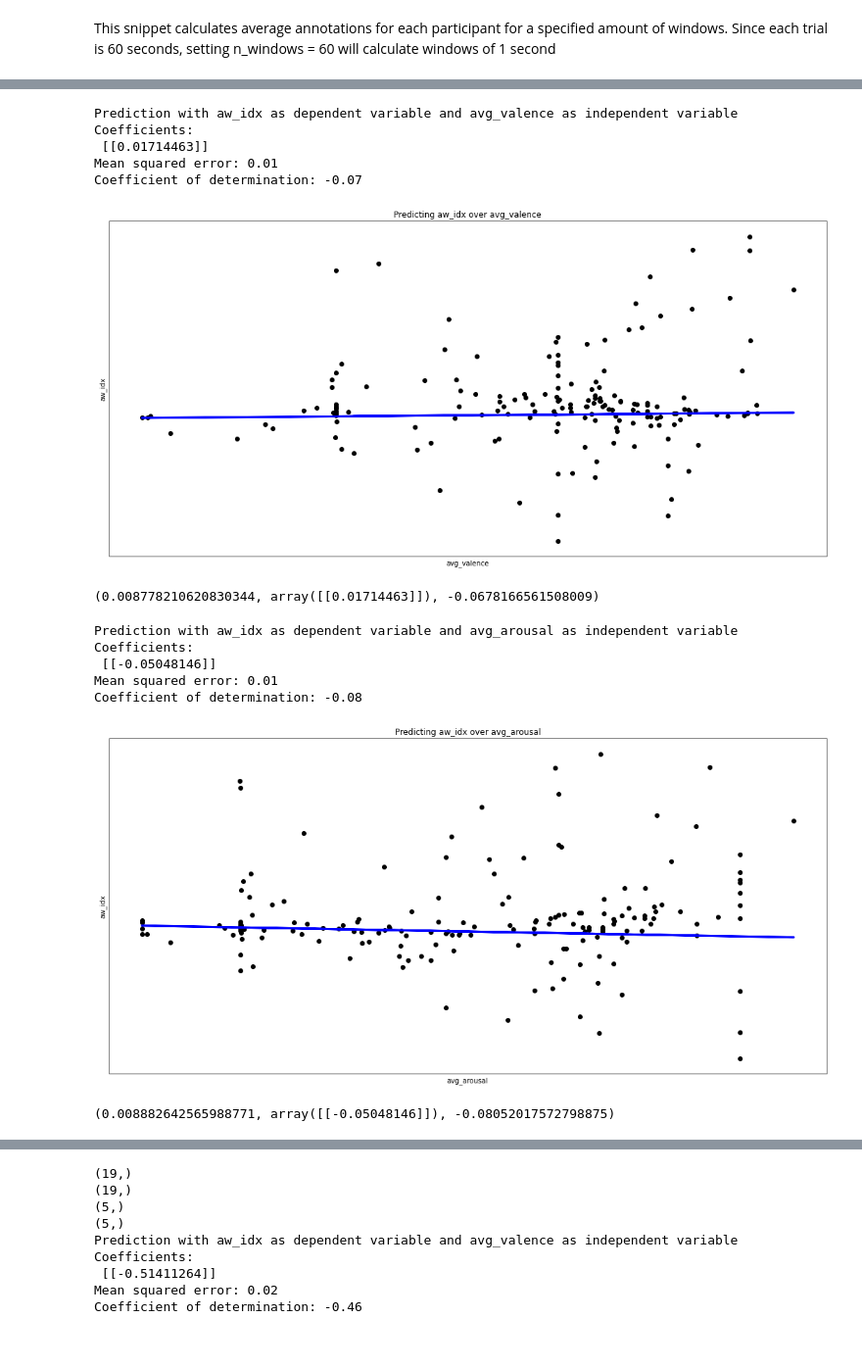
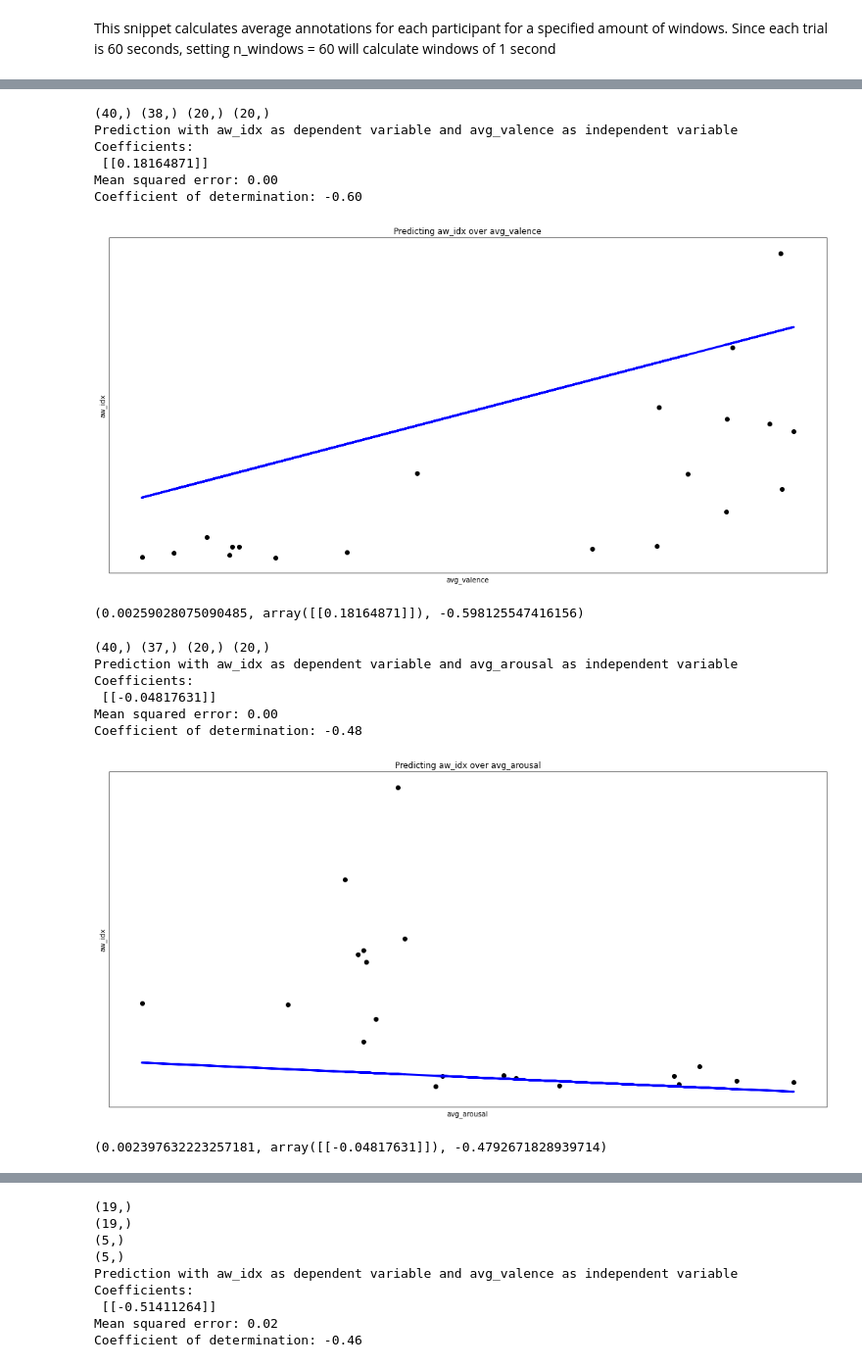
Before and after one commit to BRomans/EmotionMusic-Classification, a Jupyter notebook: notebooks/EM-DataExploration.ipynb, the cells around one changed output, grey strips where cells are left out. Shown at 98% size. Drawn from its saved outputs; the diff is of its cells as text; code cells hidden in the pictures.

Commit message:
:sparkles: updated examples and moved annotation plotting to another notebook.

```diff
--- a/notebooks/EM-DataExploration.ipynb
+++ b/notebooks/EM-DataExploration.ipynb
@@ -199,0 +157,11 @@ for participant_id in prep_dataset:
+# %%
+print("Original dataset", prep_dataset.keys(), '\n')
+to_be_removed = []
+for participant_id in prep_dataset:
+    if prep_dataset[participant_id]['bad_trials'] > 1:
+        print("Removing participant " + participant_id + " for poor data quality")
+        to_be_removed.append(participant_id)
+print("")
+for key in to_be_removed:
+    del prep_dataset[key]
+print("Pruned dataset",prep_dataset.keys())
@@ -203,11 +176,13 @@ These snippets extract features and save them in memory as sub entries of each t
 # %%
-window_size = 5.0
+# Check the value of 'qi_cleaning' before launching
+
+window_size = 6
 sliding_step = window_size
-n_windows = 60.0 / window_size
+n_windows = 60.0
 split_data = {"buf": window_size, "sliding_step": sliding_step}
 ff_list = [("get_normalized_power_alpha", {'samp_rate': 250, 'h_freq':13.0, 'l_freq': 7.0})] # , 'ht_freq': 40.0, 'lt_freq': 0.5
-
 for participant_id in prep_dataset:
-    compute_participant_features(prep_dataset[participant_id], ff_list=ff_list, split_data=split_data)
-    prep_dataset[participant_id] = participant_avg_annotation_windows(prep_dataset[participant_id], n_windows)
+    print(participant_id, '--------------------------------------------------------------------------')
+    compute_participant_features(prep_dataset[participant_id], ff_list=ff_list, split_data=split_data, cleaned_eeg=qi_cleaning)
+    prep_dataset[participant_id] = participant_avg_annotation_windows(prep_dataset[participant_id], n_windows, w_size=window_size, cleaned_eeg=qi_cleaning)
 # %% [output]
@@ -244,8 +206,2 @@ print(prep_dataset['s010702']['trials']['EO/class_4_B']['aw_idx'])
 # %% [markdown]
 This snippet calculates average annotations for each participant for a specified amount of windows. Since each trial is 60 seconds, setting n_windows = 60 will calculate windows of 1 second
-# %%
-# Use ONLY to visualize the annotations
-n_windows = 60 / window_size
-for participant_id in prep_dataset:
-    prep_dataset[participant_id] = participant_avg_annotation_windows(prep_dataset[participant_id], n_windows)
-    plot_avg_annotations(prep_dataset[participant_id])
@@ -326,8 +210,11 @@ plot_avg_annotations_all_participants(prep_dataset)
 participant_keys = [*prep_dataset]
 #np.random.shuffle(participant_keys)
 
-train_participants = participant_keys[:-7]
-test_participants = participant_keys[-7:]
+#train_participants = participant_keys[:-5]
+#test_participants = participant_keys[-5:]
+
+train_participants = ['s020701', 's010704']
+test_participants = ['s010701']
 
 plt.rcParams["figure.figsize"] = [15, 7.50]
 independent = 'avg_valence'
@@ -335,45 +222,56 @@ dependent = 'aw_idx'
 condition = 'EC'
 trial_class = 'class_1_'
 x_train, y_train, x_test, y_test = valence_and_neuromarker(prep_dataset=prep_dataset, train_participants=train_participants, test_participants=test_participants, trial_class=trial_class, condition=condition, neuromarker=dependent)
-x_train = x_train.reshape(-1, 1)
+
+print(x_train.shape, y_train.shape, x_test.shape, y_test.shape)
+
+x_train = x_train.reshape(-1, 1)[2:]
 y_train = y_train.reshape(-1, 1)
 x_test = x_test.reshape(-1, 1)
 y_test = y_test.reshape(-1, 1)
 
 lin_regression(x_train, y_train, x_test, y_test, d_label=dependent, i_label=independent, plot=True)
 # %% [output]
+(40,) (38,) (20,) (20,)
 Prediction with aw_idx as dependent variable and avg_valence as independent variable
 Coefficients:
- [[0.01714463]]
-Mean squared error: 0.01
-Coefficient of determination: -0.07
+ [[0.18164871]]
+Mean squared error: 0.00
+Coefficient of determination: -0.60
-[figure, old version]
+[figure, new version]
-(0.008778210620830344, array([[0.01714463]]), -0.0678166561508009)
+(0.00259028075090485, array([[0.18164871]]), -0.598125547416156)
 # %%
 # AW Index and Arousal
 participant_keys = [*prep_dataset]
 #np.random.shuffle(participant_keys)
 
-train_participants = participant_keys[:-7]
-test_participants = participant_keys[-7:]
+#train_participants = participant_keys[:-5]
+#test_participants = participant_keys[-5:]
+
+train_participants = ['s020701', 's020704']
+test_participants = ['s010701']
 
 plt.rcParams["figure.figsize"] = [15, 7.50]
 independent = 'avg_arousal'
 dependent = 'aw_idx'
 condition = 'EC'
 trial_class = 'class_1_'
 x_train, y_train, x_test, y_test = arousal_and_neuromarker(prep_dataset=prep_dataset, train_participants=train_participants, test_participants=test_participants, trial_class=trial_class, condition=condition, neuromarker=dependent)
-x_train = x_train.reshape(-1, 1)
+
+print(x_train.shape, y_train.shape, x_test.shape, y_test.shape)
+
+x_train = x_train.reshape(-1, 1)[3:]
 y_train = y_train.reshape(-1, 1)
 x_test = x_test.reshape(-1, 1)
 y_test = y_test.reshape(-1, 1)
 
 lin_regression(x_train, y_train, x_test, y_test, d_label=dependent, i_label=independent, plot=True)
 # %% [output]
+(40,) (37,) (20,) (20,)
 Prediction with aw_idx as dependent variable and avg_arousal as independent variable
 Coefficients:
- [[-0.05048146]]
-Mean squared error: 0.01
-Coefficient of determination: -0.08
+ [[-0.04817631]]
+Mean squared error: 0.00
+Coefficient of determination: -0.48
-[figure, old version]
+[figure, new version]
-(0.008882642565988771, array([[-0.05048146]]), -0.08052017572798875)
+(0.002397632223257181, array([[-0.04817631]]), -0.4792671828939714)
```
Also changed, not shown: parts of 15 cells of this notebook, 1 other file.
